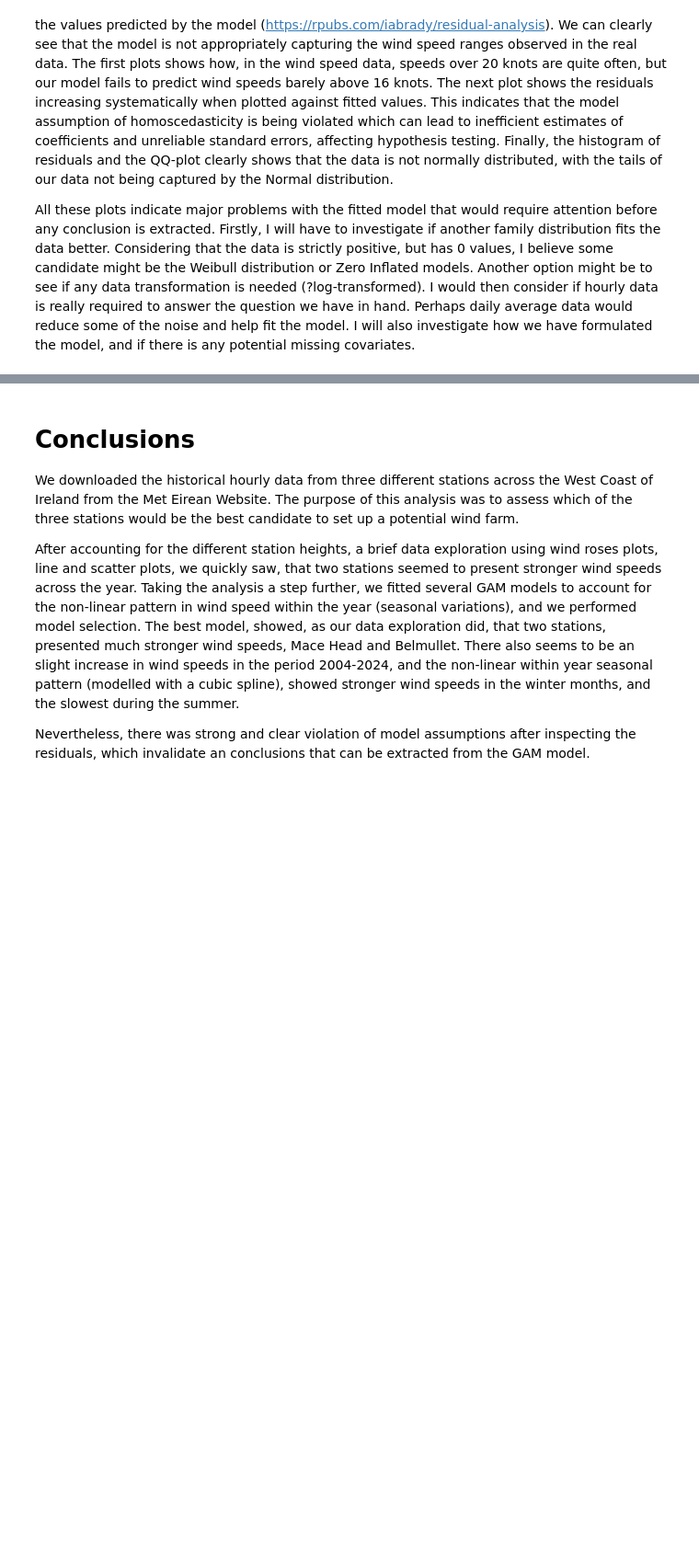
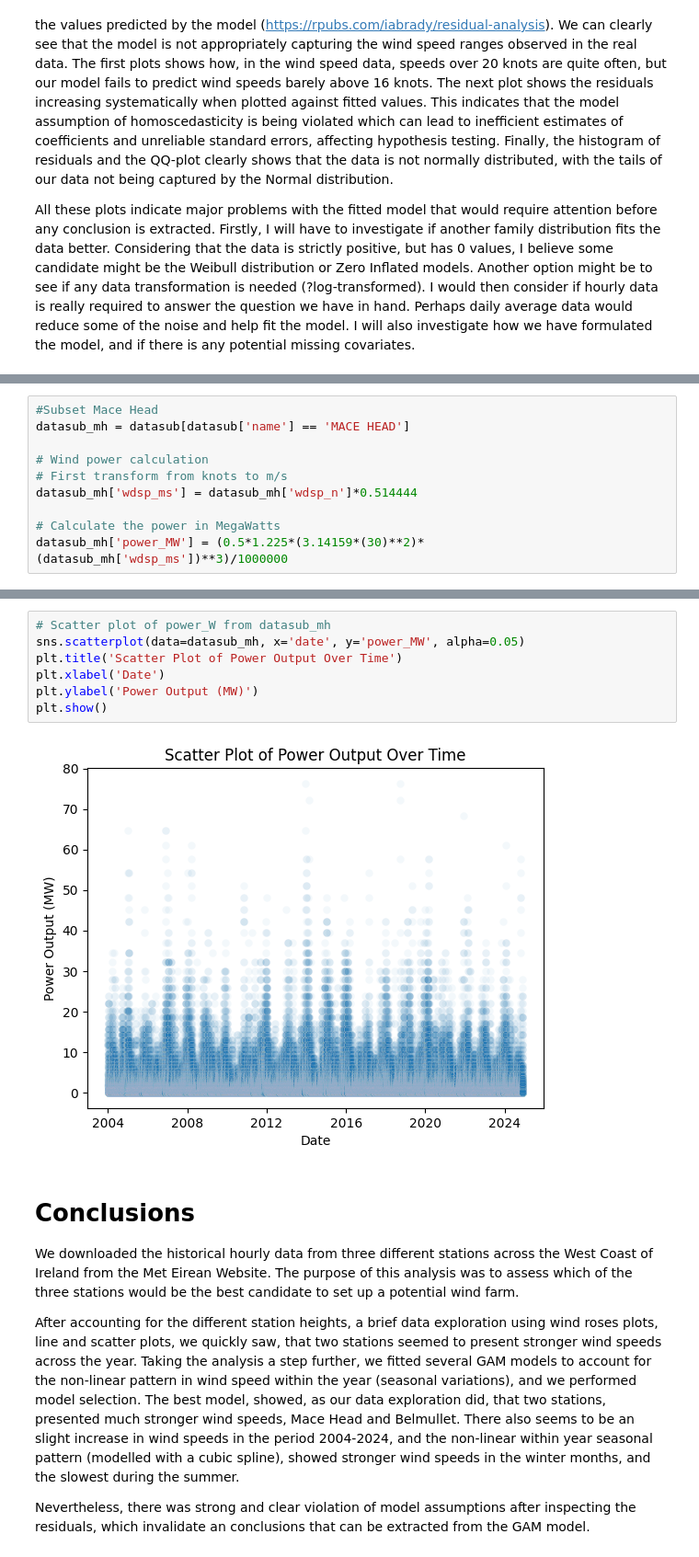
Before and after one commit to gfmg/PFDA, a Jupyter notebook: project/IRL_WestCoast_WindAnalysis.ipynb, the cells around one changed output, grey strips where cells are left out. Shown at 92% size. Saved outputs shown, nothing was run; the diff lists cells and outputs as text; blank space fills up the shorter version.

```diff
--- a/project/IRL_WestCoast_WindAnalysis.ipynb
+++ b/project/IRL_WestCoast_WindAnalysis.ipynb
@@ -445,0 +457,10 @@ However, given that the assessment also asked a brief analysis of the Power outp
+# %%
+#Subset Mace Head
+datasub_mh = datasub[datasub['name'] == 'MACE HEAD']
+
+# Wind power calculation
+# First transform from knots to m/s
+datasub_mh['wdsp_ms'] = datasub_mh['wdsp_n']*0.514444
+
+# Calculate the power in MegaWatts
+datasub_mh['power_MW'] = (0.5*1.225*(3.14159*(30)**2)*(datasub_mh['wdsp_ms'])**3)/1000000
@@ -446,3 +478,12 @@ However, given that the assessment also asked a brief analysis of the Power outp
+# %%
+# Scatter plot of power_W from datasub_mh
+sns.scatterplot(data=datasub_mh, x='date', y='power_MW', alpha=0.05)
+plt.title('Scatter Plot of Power Output Over Time')
+plt.xlabel('Date')
+plt.ylabel('Power Output (MW)')
+plt.show()
+# %% [output]
+[figure, added]
 # %% [markdown]
 # Conclusions
 
```
Also changed, not shown: parts of 11 cells of this notebook.
